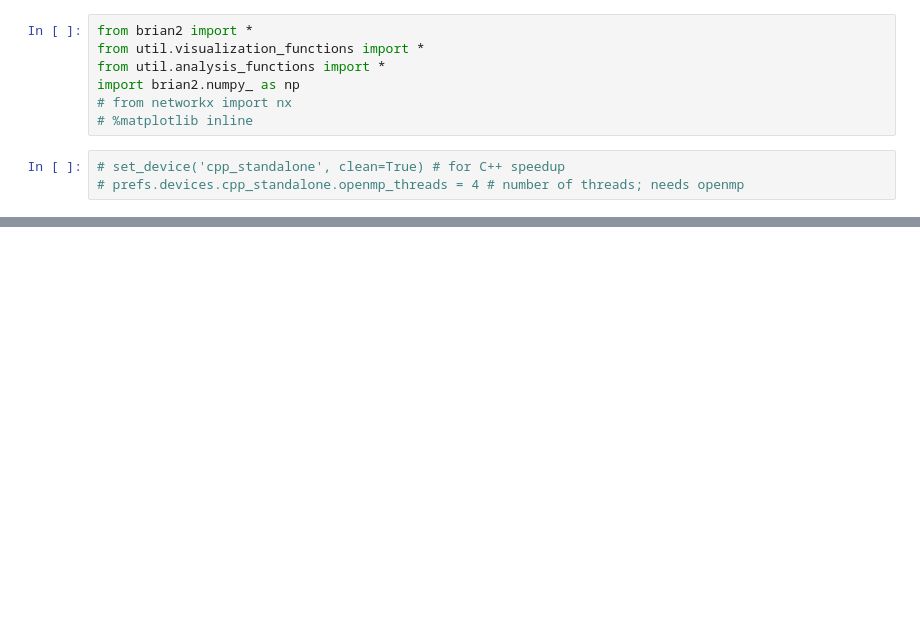
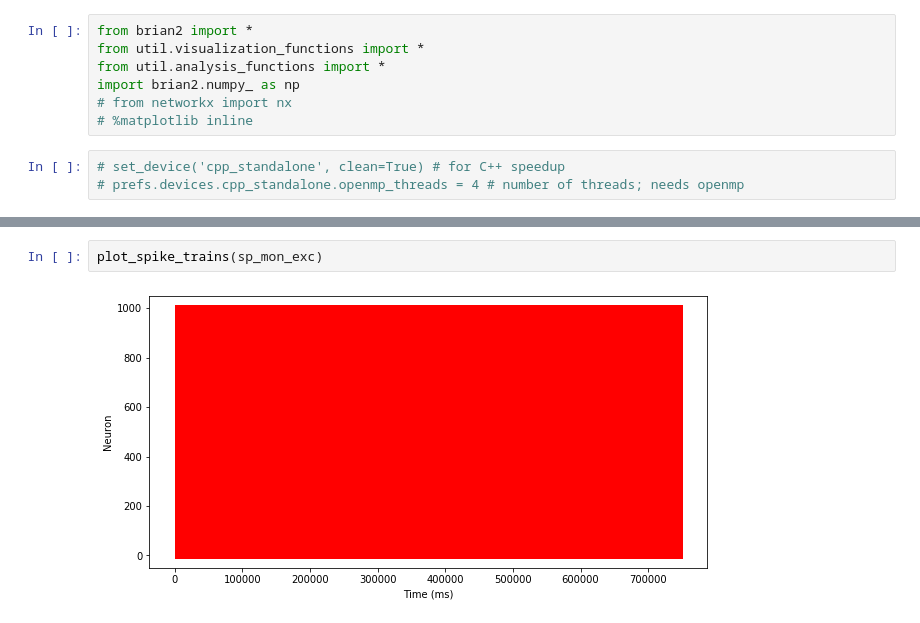
Before and after one commit to briardoty/ocker-stdp-motifs, a Jupyter notebook: brian2_playground.ipynb, the cells around one changed output, grey strips where cells are left out. Drawn from its saved outputs; the diff is of its cells as text; blank space fills up the shorter version.

```diff
--- a/brian2_playground.ipynb
+++ b/brian2_playground.ipynb
@@ -138,0 +140,4 @@ plot_motif_dynamics(w_mon, synapses, N_network, use_p0=True, save_fig=False)
+# %%
+plot_spike_trains(sp_mon_exc)
+# %% [output]
+[figure, added]
```
Also changed, not shown: parts of 2 cells of this notebook.
